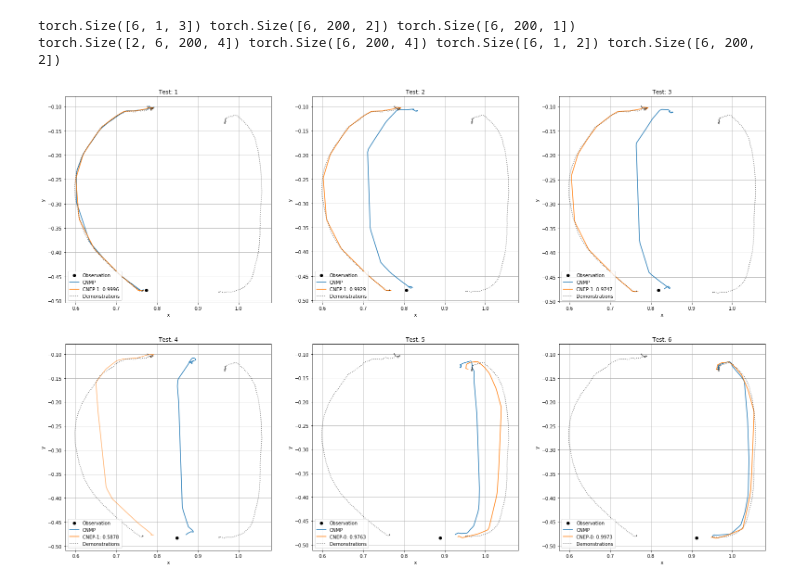
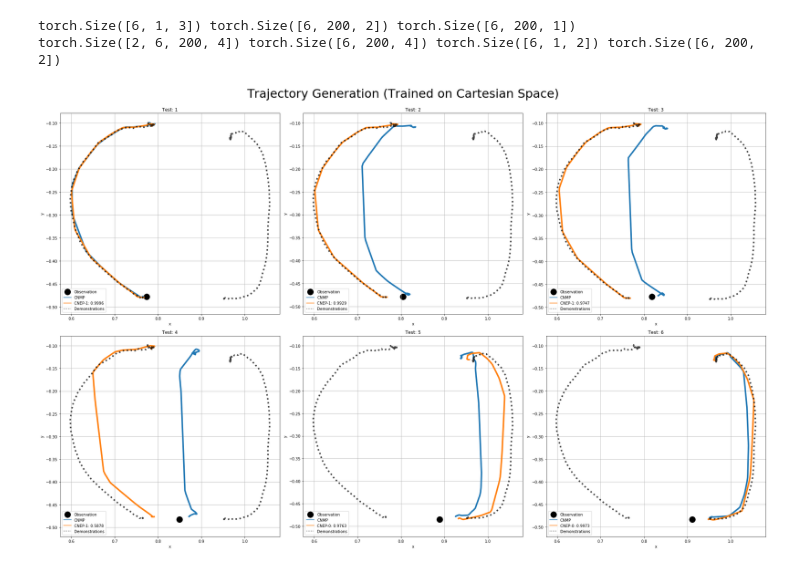
Before and after one commit to yildirimyigit/cnep, a Jupyter notebook: comparison_baxter_xy.ipynb, the cells around one changed output. Saved outputs shown, nothing was run; the diff lists cells and outputs as text; code cells hidden in the pictures.

```diff
--- a/comparison_baxter_xy.ipynb
+++ b/comparison_baxter_xy.ipynb
@@ -10,7 +10,7 @@ models_path = f'{root_path}{run_id}{model_folder}'
 
 cnp_model_path, wta_model_path = f'{models_path}cnp_on_synth.pt', f'{models_path}wta_on_synth.pt'
 
-raw_data_path = '/home/yigit/projects/mbcnp/data/baxter/'
+raw_data_path = '/home/yigit/projects/mbcnp/data/baxter/first/'
 # %%
 y = torch.load(f'{root_path}{run_id}/y.pt').cpu()
 num_samples, t_steps, dy = y.shape
@@ -179,39 +178,40 @@ def plot_cnp_wta_xy():
     rows, cols = torch.floor(torch.sqrt(torch.tensor(batch_size))).int(), torch.ceil(torch.sqrt(torch.tensor(batch_size))).int()
     ax_rows, ax_cols = rows.item(), cols.item()
     fig, axs = plt.subplots(ax_rows, ax_cols, figsize=(ax_cols*9, ax_rows*9))
     for i in range(ax_rows):
         for j in range(ax_cols):
             ind = i*ax_cols + j
 
             subplot_index = determine_subplot_index(i,j,ax_rows)
 
-            axs[subplot_index].scatter(obs[ind, :, 1], obs[ind, :, 2], label='Observation', c='k')
+            axs[subplot_index].scatter(obs[ind, :, 1], obs[ind, :, 2], label='Observation', c='k', s=250.0)
 
-            axs[subplot_index].plot(pred_cnp[ind,:,0], pred_cnp[ind,:,1], color=palette[0])  # cnp predictions
+            axs[subplot_index].plot(pred_cnp[ind,:,0], pred_cnp[ind,:,1], color=palette[0], linewidth=4.0)  # cnp predictions
 
             handles = axs[subplot_index].get_legend_handles_labels()[0]
             handles.extend([Line2D([0], [0], label='CNMP', color=palette[0])])
 
             best = torch.argmax(gate[ind, 0, :]).item()
             for k in range(gate.shape[-1]):
                 if k==best:
-                    axs[subplot_index].plot(pred_wta[k,ind,:,0], pred_wta[k,ind,:,1], alpha=max(0.2, gate[ind, 0, k].item()), color=palette[1])  # wta predictions
+                    axs[subplot_index].plot(pred_wta[k,ind,:,0], pred_wta[k,ind,:,1], color=palette[1], linewidth=4.0)  # wta predictions
                     handles.extend([Line2D([0], [0], label=f'CNEP-{k}: {gate[ind, 0, k].item():.4f}', color=palette[1])])
 
-            axs[subplot_index].plot(y[0,:,0], y[0,:,1], 'k:', alpha=0.6)  # data
-            axs[subplot_index].plot(y[1,:,0], y[1,:,1], 'k:', alpha=0.6)  # data
-            handles.extend([Line2D([0], [0], label='Demonstrations', alpha=0.6, color='k', linestyle='dotted')])
+            axs[subplot_index].plot(y[0,:,0], y[0,:,1], 'k:', alpha=0.75, linewidth=4.0)  # data
+            axs[subplot_index].plot(y[1,:,0], y[1,:,1], 'k:', alpha=0.75, linewidth=4.0)  # data
+            handles.extend([Line2D([0], [0], label='Demonstrations', alpha=0.75, color='k', linestyle='dotted')])
 
             axs[subplot_index].legend(handles=handles, loc='lower left')
             axs[subplot_index].set_title(f'Test: {ind+1}')
             axs[subplot_index].grid(True)
             axs[subplot_index].set_xlabel('x')
             axs[subplot_index].set_ylabel('y')
 
-
-    plt.savefig(f'{root_path}{run_id}/traj_generation.png')
+    fig.suptitle(f'Trajectory Generation (Trained on Cartesian Space)', fontsize=32)
+    plt.tight_layout(rect=[0, 0.03, 1, 0.95])
+    # plt.savefig(f'{root_path}{run_id}/traj_generation.png')
     plt.show()
 
 plot_cnp_wta_xy()
 # %% [output]
-[figure, old version]
+[figure, new version]
```
Also changed, not shown: parts of 3 cells of this notebook, 58 other files.
